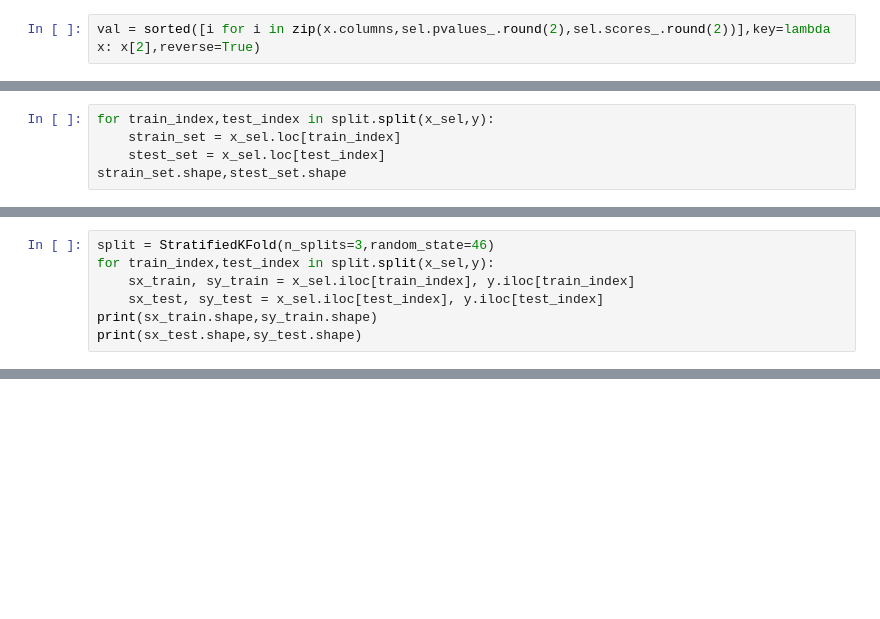
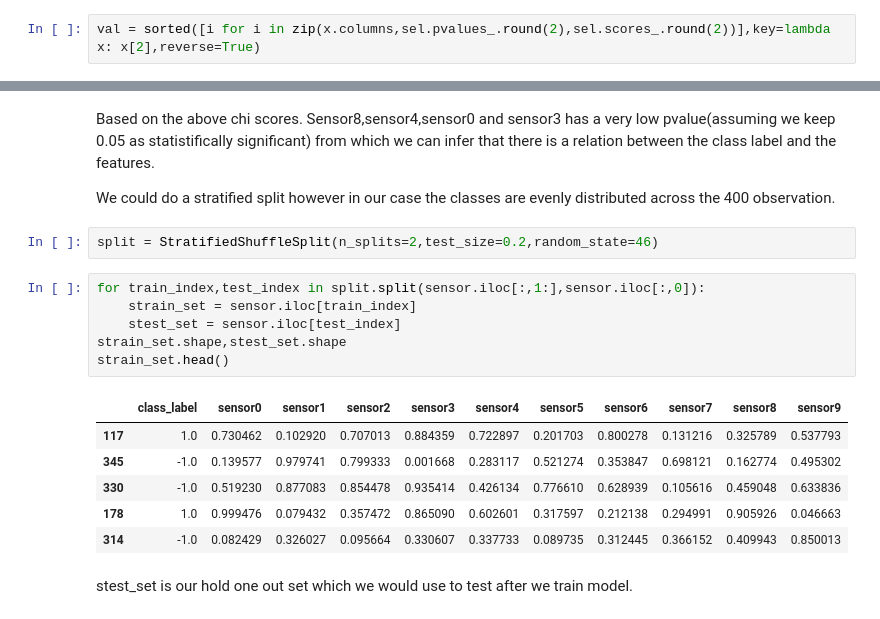
Before and after one commit to asbharath/MachineLearning, a Jupyter notebook: Sensors data.ipynb, the cells around one changed output, grey strips where cells are left out. Drawn from its saved outputs; the diff is of its cells as text; blank space fills up the shorter version.

Commit message:
completed Sensor data

```diff
--- a/Sensors data.ipynb
+++ b/Sensors data.ipynb
@@ -164,5 +142,0 @@ split = StratifiedShuffleSplit(n_splits=5,test_size=0.2)
-# %%
-for train_index,test_index in split.split(x_sel,y):
-    strain_set = x_sel.loc[train_index]
-    stest_set = x_sel.loc[test_index]
-strain_set.shape,stest_set.shape
@@ -171,7 +142,0 @@ strain_set.shape,stest_set.shape
-# %%
-split = StratifiedKFold(n_splits=3,random_state=46)
-for train_index,test_index in split.split(x_sel,y):
-    sx_train, sy_train = x_sel.iloc[train_index], y.iloc[train_index]
-    sx_test, sy_test = x_sel.iloc[test_index], y.iloc[test_index]
-print(sx_train.shape,sy_train.shape)
-print(sx_test.shape,sy_test.shape)
@@ -293,0 +158,21 @@ sum(y_test == y_pred) / len(y_test)
+# %% [markdown]
+Based on the above chi scores. Sensor8,sensor4,sensor0 and sensor3 has a very low pvalue(assuming we keep 0.05 as statistifically significant) from which we can infer that there is a relation between the class label and the features.
+
+We could do a stratified split however in our case the classes are evenly distributed across the 400 observation.
+# %%
+split = StratifiedShuffleSplit(n_splits=2,test_size=0.2,random_state=46)
+# %%
+for train_index,test_index in split.split(sensor.iloc[:,1:],sensor.iloc[:,0]):
+    strain_set = sensor.iloc[train_index]
+    stest_set = sensor.iloc[test_index]
+strain_set.shape,stest_set.shape
+strain_set.head()
+# %% [output]
+|  | class_label | sensor0 | sensor1 | sensor2 | sensor3 | sensor4 | sensor5 | sensor6 | sensor7 | sensor8 | sensor9 |
+| 117 | 1.0 | 0.730462 | 0.102920 | 0.707013 | 0.884359 | 0.722897 | 0.201703 | 0.800278 | 0.131216 | 0.325789 | 0.537793 |
+| 345 | -1.0 | 0.139577 | 0.979741 | 0.799333 | 0.001668 | 0.283117 | 0.521274 | 0.353847 | 0.698121 | 0.162774 | 0.495302 |
+| 330 | -1.0 | 0.519230 | 0.877083 | 0.854478 | 0.935414 | 0.426134 | 0.776610 | 0.628939 | 0.105616 | 0.459048 | 0.633836 |
+| 178 | 1.0 | 0.999476 | 0.079432 | 0.357472 | 0.865090 | 0.602601 | 0.317597 | 0.212138 | 0.294991 | 0.905926 | 0.046663 |
+| 314 | -1.0 | 0.082429 | 0.326027 | 0.095664 | 0.330607 | 0.337733 | 0.089735 | 0.312445 | 0.366152 | 0.409943 | 0.850013 |
+# %% [markdown]
+stest_set is our hold one out set which we would use to test after we train model.
```
Also changed, not shown: parts of 69 cells of this notebook.
